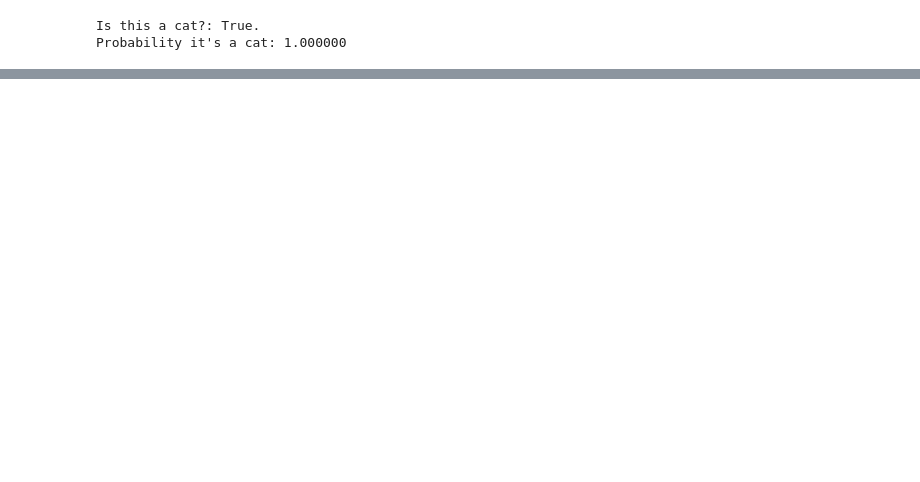
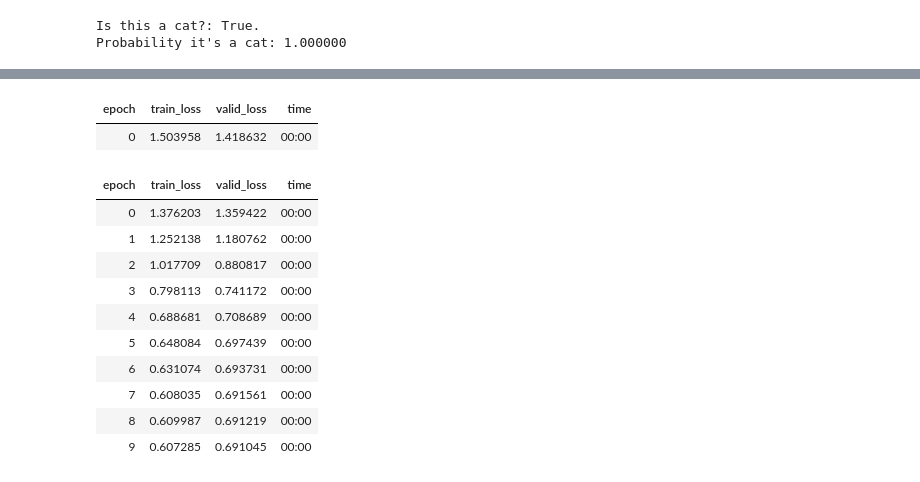
Before and after one commit to murdockcrc/PythonDirtyTricks, a Jupyter notebook: pytorch/01_intro.ipynb, the cells around one changed output, grey strips where cells are left out. Drawn from its saved outputs; the diff is of its cells as text; code cells hidden in the pictures; blank space fills up the shorter version.

```diff
--- a/pytorch/01_intro.ipynb
+++ b/pytorch/01_intro.ipynb
@@ -59,0 +85,8 @@ Probability it's a cat: 1.000000
+# %%
+from fastai.collab import *
+
+path = untar_data(URLs.ML_SAMPLE)
+dls = CollabDataLoaders.from_csv(path/'ratings.csv')
+learn = collab_learner(dls, y_range=(0.5,5.5))
+learn.fine_tune(10)
+# %% [output]
@@ -59,0 +94,13 @@ Probability it's a cat: 1.000000
+| epoch | train_loss | valid_loss | time |
+| 0 | 1.503958 | 1.418632 | 00:00 |
+| epoch | train_loss | valid_loss | time |
+| 0 | 1.376203 | 1.359422 | 00:00 |
+| 1 | 1.252138 | 1.180762 | 00:00 |
+| 2 | 1.017709 | 0.880817 | 00:00 |
+| 3 | 0.798113 | 0.741172 | 00:00 |
+| 4 | 0.688681 | 0.708689 | 00:00 |
+| 5 | 0.648084 | 0.697439 | 00:00 |
+| 6 | 0.631074 | 0.693731 | 00:00 |
+| 7 | 0.608035 | 0.691561 | 00:00 |
+| 8 | 0.609987 | 0.691219 | 00:00 |
+| 9 | 0.607285 | 0.691045 | 00:00 |
```
Also changed, not shown: parts of 7 cells of this notebook, 2 other files.
